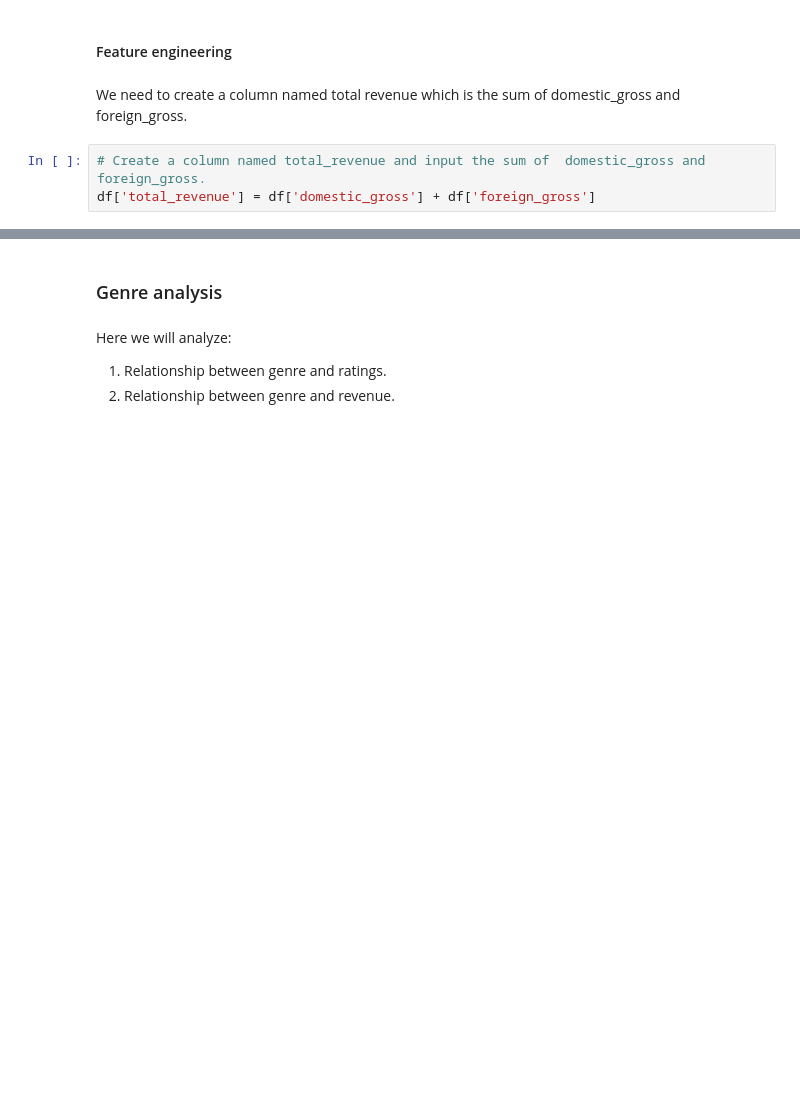
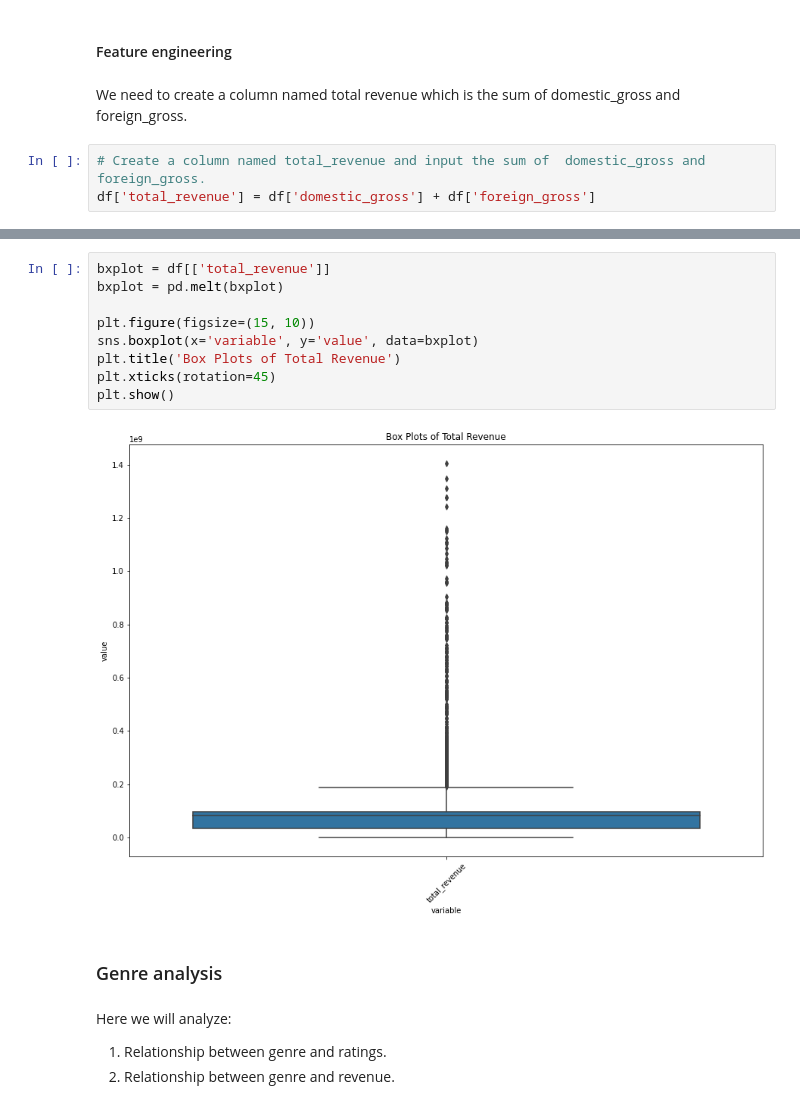
Before and after one commit to Kipsowe/dsc-phase-1-project, a Jupyter notebook: student.ipynb, the cells around one changed output, grey strips where cells are left out. Drawn from its saved outputs; the diff is of its cells as text; blank space fills up the shorter version.

```diff
--- a/student.ipynb
+++ b/student.ipynb
@@ -439,6 +439,17 @@ df.head()
 | 2 | tt4339118 | On the Road | On the Road | 2014 | 89.0 | Drama | 6.0 | 6 | ... |
 | 3 | tt5647250 | On the Road | On the Road | 2016 | 121.0 | Drama | 5.7 | 127 | ... |
 | 4 | tt0359950 | The Secret Life of Walter Mitty | The Secret Life of Walter Mitty | 2013 | 114.0 | Adventure,Comedy,Drama | 7.3 | 275300 | ... |
+# %%
+bxplot = df[['total_revenue']]
+bxplot = pd.melt(bxplot)
+
+plt.figure(figsize=(15, 10))
+sns.boxplot(x='variable', y='value', data=bxplot)
+plt.title('Box Plots of Total Revenue')
+plt.xticks(rotation=45)
+plt.show()
+# %% [output]
+[figure, added]
 # %% [markdown]
 ### Genre analysis
 # %% [markdown]
```
Also changed, not shown: parts of 13 cells of this notebook.
